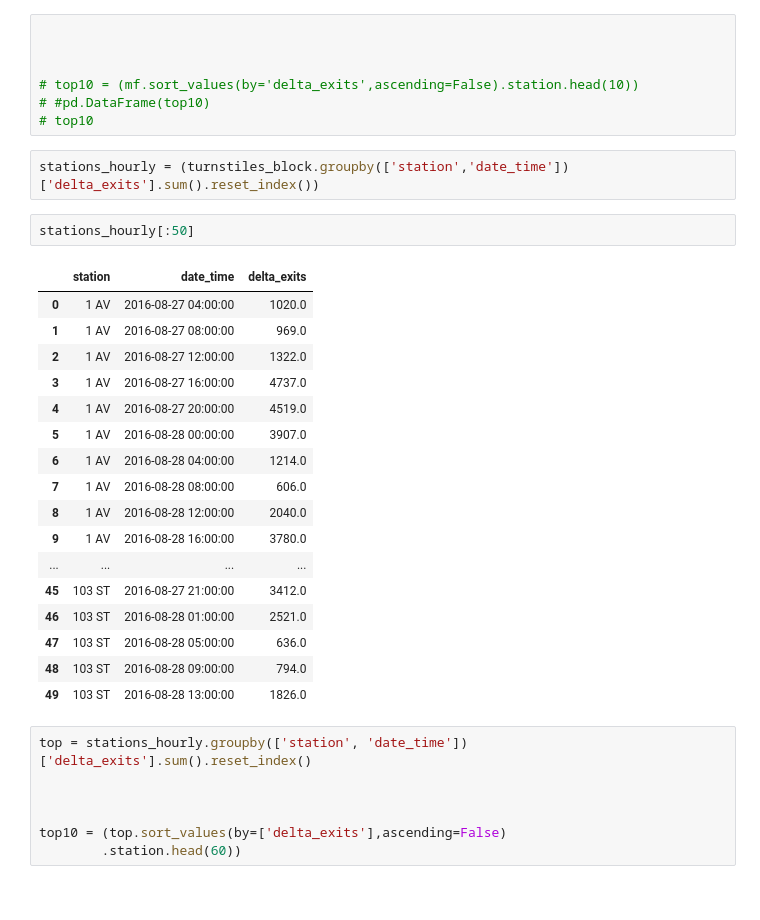
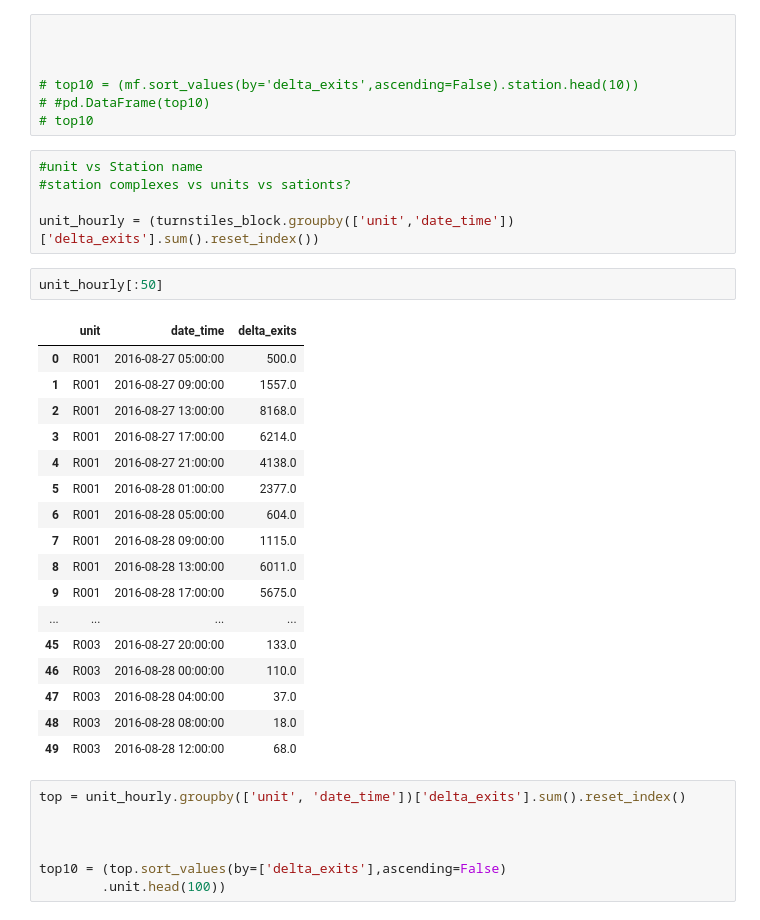
Before and after one commit to brianhtam/metis_project_1, a Jupyter notebook: Processed Data troubleshoot.ipynb, the cells around one changed output. Drawn from its saved outputs; the diff is of its cells as text.

Commit message:
station to unit
Changed Statoin to Unit sorting

```diff
--- a/Processed Data troubleshoot.ipynb
+++ b/Processed Data troubleshoot.ipynb
@@ -131,35 +131,38 @@ turnstiles_block
 # top10 = (mf.sort_values(by='delta_exits',ascending=False).station.head(10))
 # #pd.DataFrame(top10)
 # top10
-# %%
-stations_hourly = (turnstiles_block.groupby(['station','date_time'])['delta_exits'].sum().reset_index())
+# %%
+#unit vs Station name
+#station complexes vs units vs sationts?
+
+unit_hourly = (turnstiles_block.groupby(['unit','date_time'])['delta_exits'].sum().reset_index())
 # %%
-stations_hourly[:50]
+unit_hourly[:50]
 # %% [output]
-|  | station | date_time | delta_exits |
-| 0 | 1 AV | 2016-08-27 04:00:00 | 1020.0 |
-| 1 | 1 AV | 2016-08-27 08:00:00 | 969.0 |
-| 2 | 1 AV | 2016-08-27 12:00:00 | 1322.0 |
-| 3 | 1 AV | 2016-08-27 16:00:00 | 4737.0 |
-| 4 | 1 AV | 2016-08-27 20:00:00 | 4519.0 |
-| 5 | 1 AV | 2016-08-28 00:00:00 | 3907.0 |
-| 6 | 1 AV | 2016-08-28 04:00:00 | 1214.0 |
-| 7 | 1 AV | 2016-08-28 08:00:00 | 606.0 |
-| 8 | 1 AV | 2016-08-28 12:00:00 | 2040.0 |
-| 9 | 1 AV | 2016-08-28 16:00:00 | 3780.0 |
+|  | unit | date_time | delta_exits |
+| 0 | R001 | 2016-08-27 05:00:00 | 500.0 |
+| 1 | R001 | 2016-08-27 09:00:00 | 1557.0 |
+| 2 | R001 | 2016-08-27 13:00:00 | 8168.0 |
+| 3 | R001 | 2016-08-27 17:00:00 | 6214.0 |
+| 4 | R001 | 2016-08-27 21:00:00 | 4138.0 |
+| 5 | R001 | 2016-08-28 01:00:00 | 2377.0 |
+| 6 | R001 | 2016-08-28 05:00:00 | 604.0 |
+| 7 | R001 | 2016-08-28 09:00:00 | 1115.0 |
+| 8 | R001 | 2016-08-28 13:00:00 | 6011.0 |
+| 9 | R001 | 2016-08-28 17:00:00 | 5675.0 |
 | ... | ... | ... | ... |
-| 45 | 103 ST | 2016-08-27 21:00:00 | 3412.0 |
-| 46 | 103 ST | 2016-08-28 01:00:00 | 2521.0 |
-| 47 | 103 ST | 2016-08-28 05:00:00 | 636.0 |
-| 48 | 103 ST | 2016-08-28 09:00:00 | 794.0 |
-| 49 | 103 ST | 2016-08-28 13:00:00 | 1826.0 |
+| 45 | R003 | 2016-08-27 20:00:00 | 133.0 |
+| 46 | R003 | 2016-08-28 00:00:00 | 110.0 |
+| 47 | R003 | 2016-08-28 04:00:00 | 37.0 |
+| 48 | R003 | 2016-08-28 08:00:00 | 18.0 |
+| 49 | R003 | 2016-08-28 12:00:00 | 68.0 |
 # %%
-top = stations_hourly.groupby(['station', 'date_time'])['delta_exits'].sum().reset_index()
+top = unit_hourly.groupby(['unit', 'date_time'])['delta_exits'].sum().reset_index()
 
 
 
 top10 = (top.sort_values(by=['delta_exits'],ascending=False)
-        .station.head(60))
+        .unit.head(100))
 # %%
 top10.unique()
 # %% [output]
```
Also changed, not shown: parts of 5 cells of this notebook, 1 other file.
